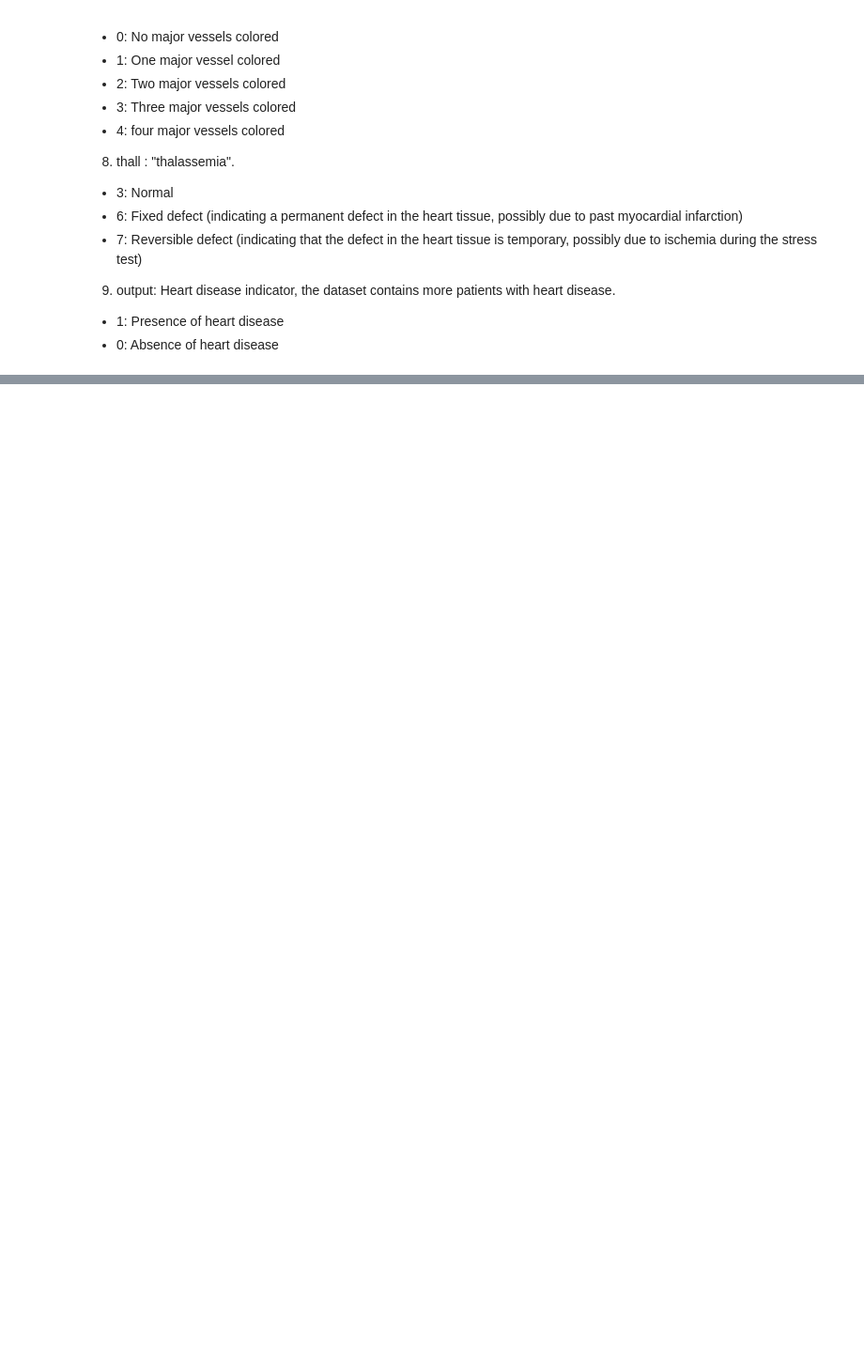
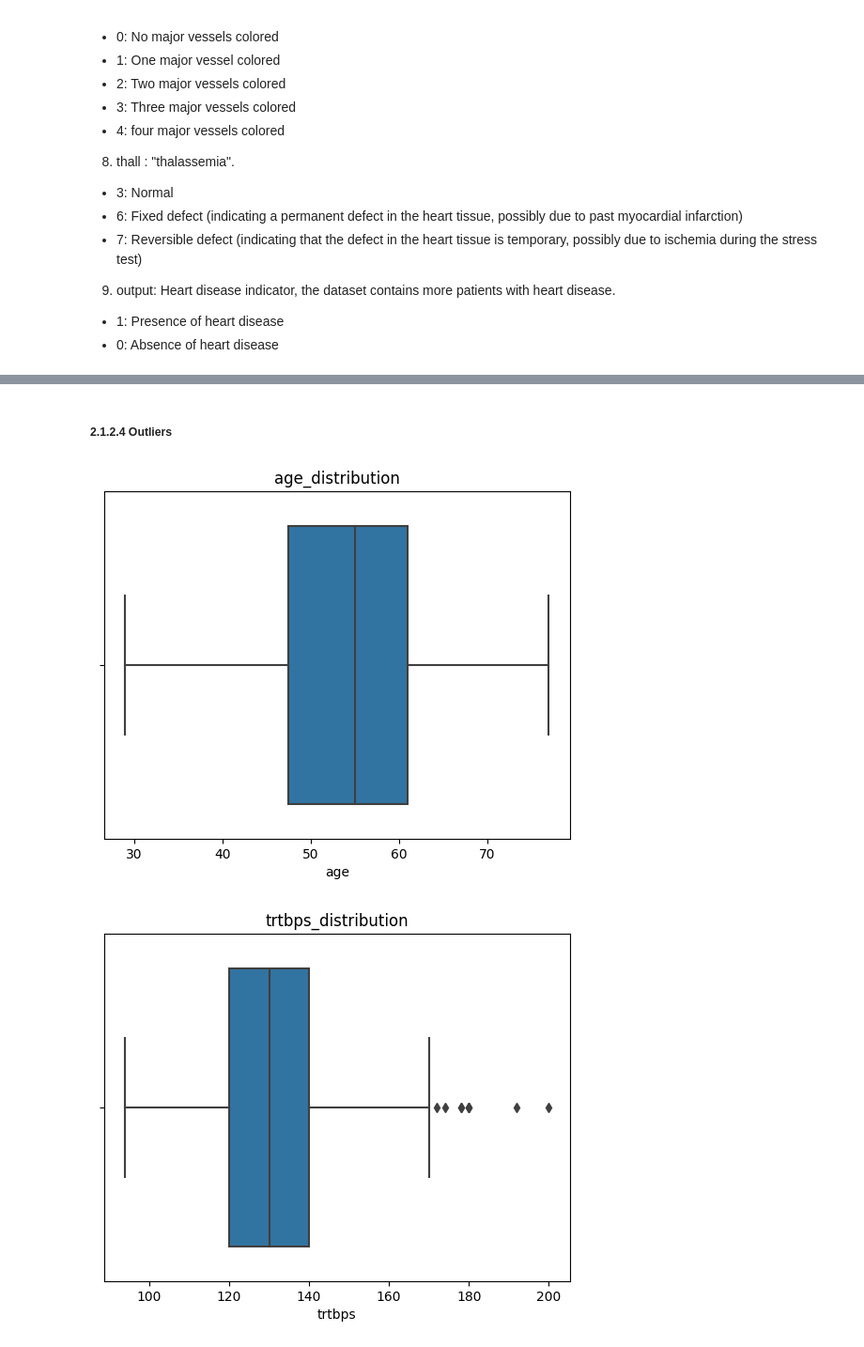
Before and after one commit to yordanossimegnew/Heart_Attack_Risk_Prediction, a Jupyter notebook: notebooks/1.Data_Analysis.ipynb, the cells around one changed output, grey strips where cells are left out. Shown at 94% size. Cells and saved outputs as stored; diff of their text form; code cells hidden in the pictures; blank space fills up the shorter version.

Commit message:
data analysis

```diff
--- a/notebooks/1.Data_Analysis.ipynb
+++ b/notebooks/1.Data_Analysis.ipynb
@@ -184,0 +291,13 @@ From the above plot we can conclude that
+# %% [markdown]
+##### 2.1.2.4 Outliers
+# %%
+# let's see the outliers in each continous variables using box plot
+for var in cont_vars:
+    sns.boxplot(data = df, x = df[var])
+    plt.title(var + "_distribution")
+    out_path = "C:\\Users\\yozil\\Desktop\\My projects\\10. End_to_End_Heart_Attack_Risk_Prediction\\reports\\figure\\cont_vars_outliers"
+    plt.savefig(os.path.join(out_path,f"{var}_.jpg"))
+    plt.show()
+# %% [output]
+[figure, added]
+[figure, added]
```
Also changed, not shown: parts of 24 cells of this notebook.
